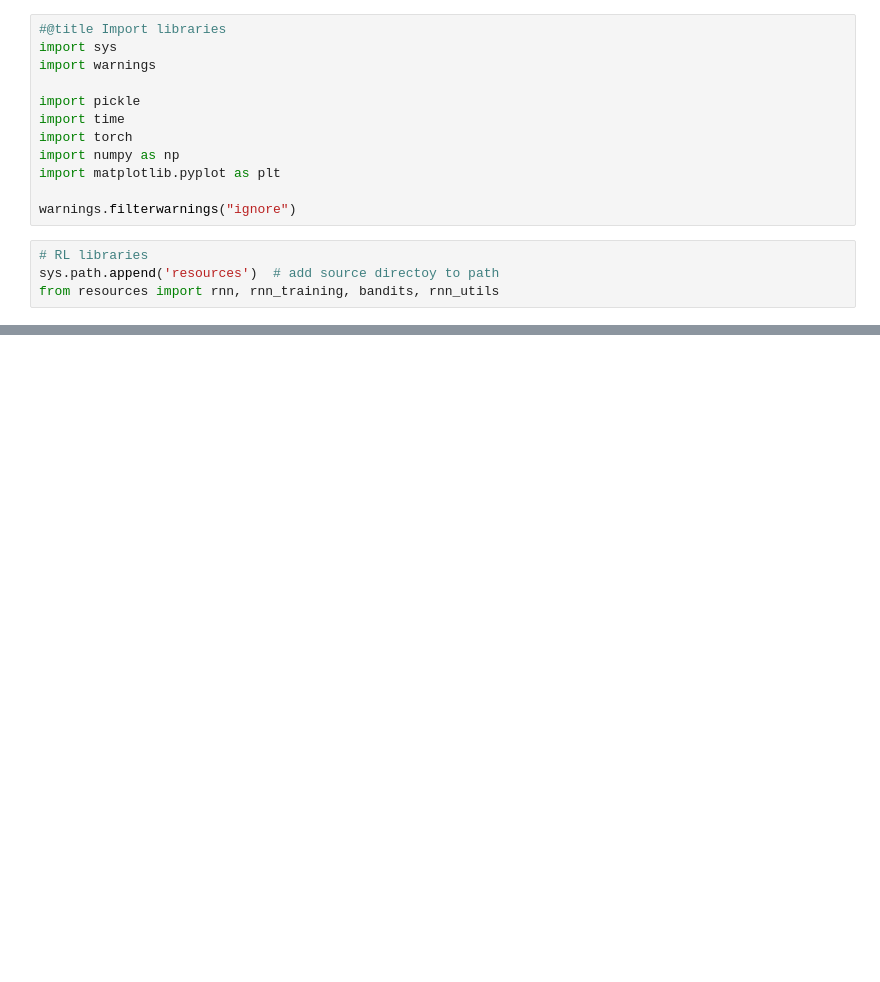
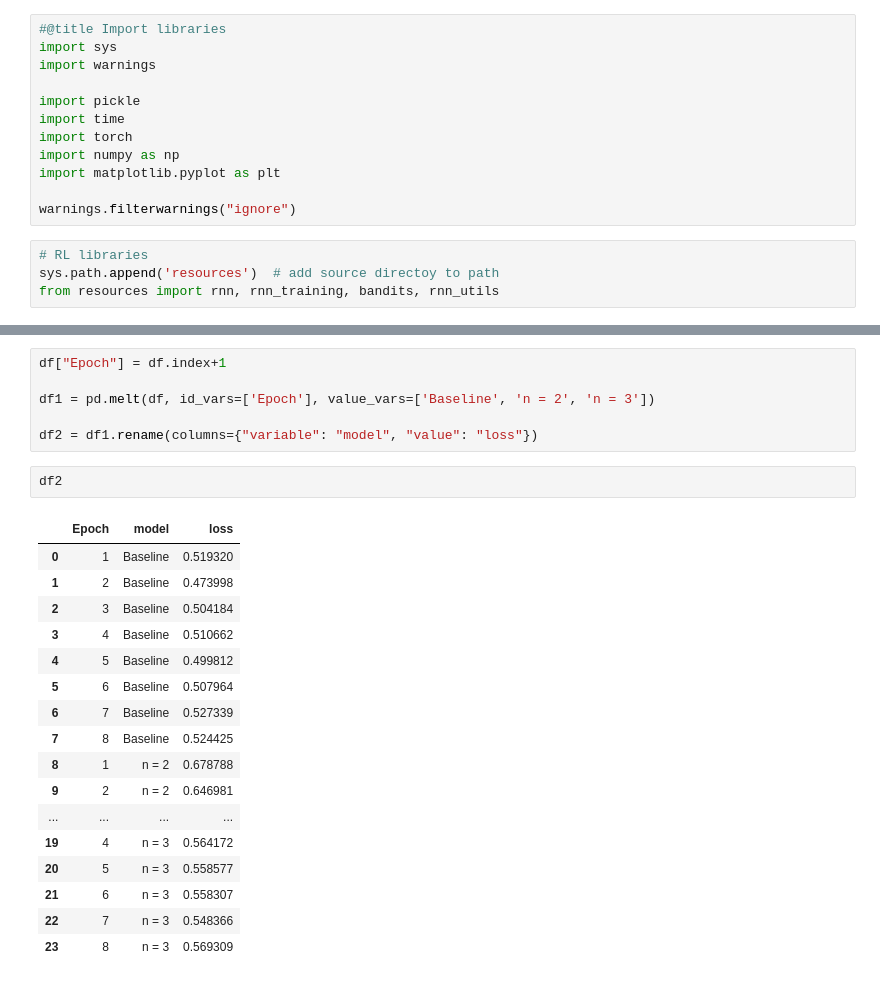
Before and after one commit to whyhardt/closedloop_rl, a Jupyter notebook: rnn_main_assembling_analysis.ipynb, the cells around one changed output, grey strips where cells are left out. Drawn from its saved outputs; the diff is of its cells as text; blank space fills up the shorter version.

```diff
--- a/rnn_main_assembling_analysis.ipynb
+++ b/rnn_main_assembling_analysis.ipynb
@@ -635,0 +637,26 @@ ValueError: not enough values to unpack (expected 4, got 3)
+# %%
+df["Epoch"] = df.index+1
+
+df1 = pd.melt(df, id_vars=['Epoch'], value_vars=['Baseline', 'n = 2', 'n = 3'])
+
+df2 = df1.rename(columns={"variable": "model", "value": "loss"})
+# %%
+df2
+# %% [output]
+|  | Epoch | model | loss |
+| 0 | 1 | Baseline | 0.519320 |
+| 1 | 2 | Baseline | 0.473998 |
+| 2 | 3 | Baseline | 0.504184 |
+| 3 | 4 | Baseline | 0.510662 |
+| 4 | 5 | Baseline | 0.499812 |
+| 5 | 6 | Baseline | 0.507964 |
+| 6 | 7 | Baseline | 0.527339 |
+| 7 | 8 | Baseline | 0.524425 |
+| 8 | 1 | n = 2 | 0.678788 |
+| 9 | 2 | n = 2 | 0.646981 |
+| ... | ... | ... | ... |
+| 19 | 4 | n = 3 | 0.564172 |
+| 20 | 5 | n = 3 | 0.558577 |
+| 21 | 6 | n = 3 | 0.558307 |
+| 22 | 7 | n = 3 | 0.548366 |
+| 23 | 8 | n = 3 | 0.569309 |
```
Also changed, not shown: parts of 17 cells of this notebook.
